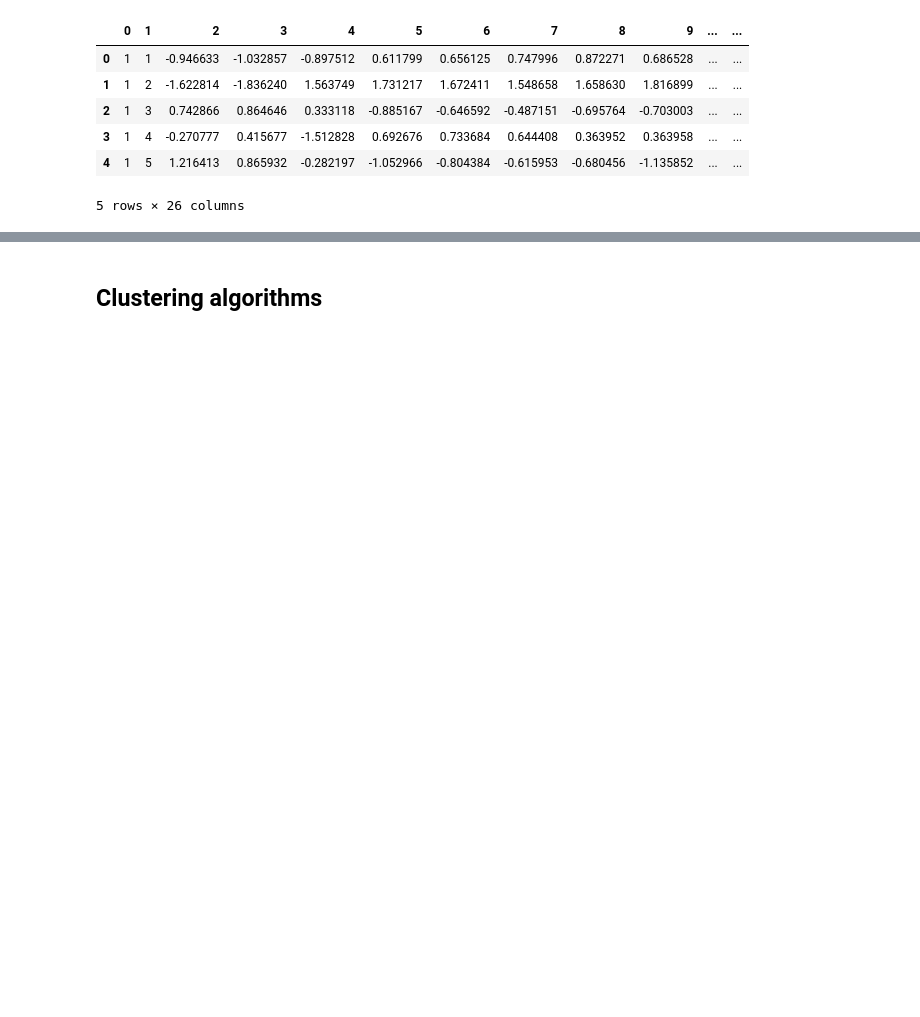
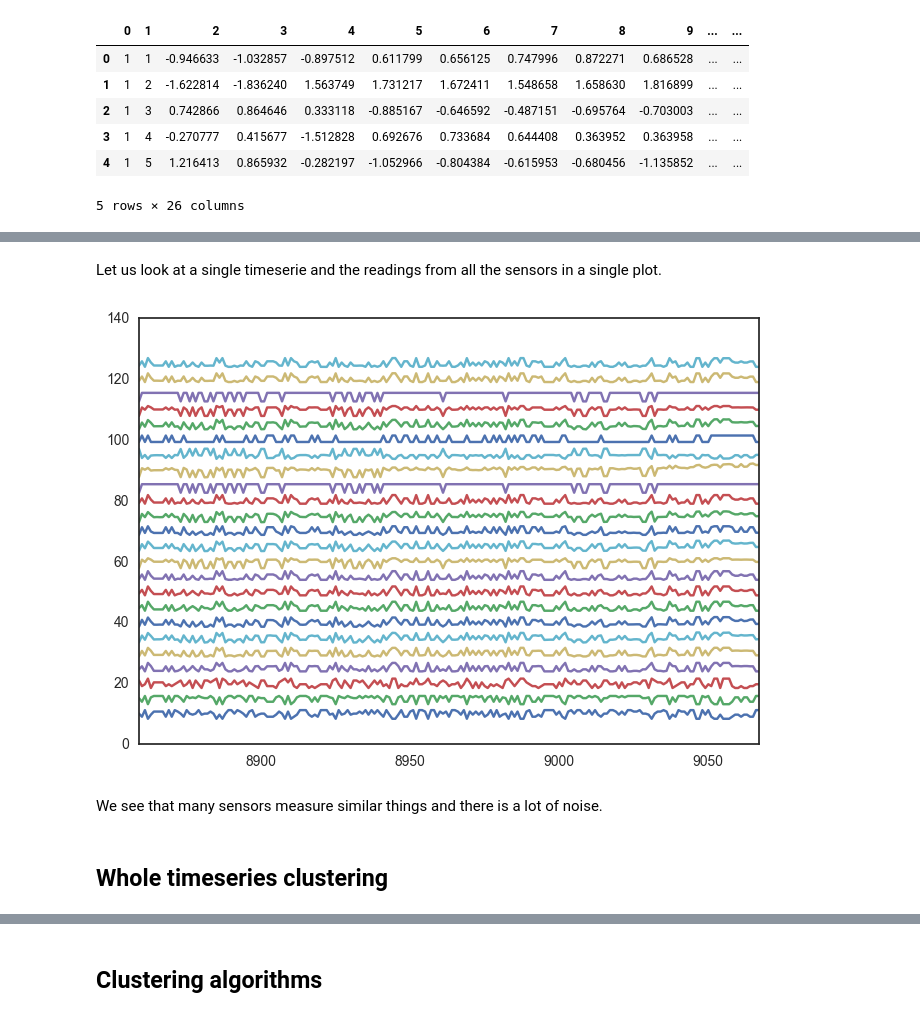
Before and after one commit to effa/time-series-clustering, a Jupyter notebook: chunk_analysis.ipynb, the cells around one changed output, grey strips where cells are left out. Cells and saved outputs as stored; diff of their text form; code cells hidden in the pictures; blank space fills up the shorter version.

```diff
--- a/chunk_analysis.ipynb
+++ b/chunk_analysis.ipynb
@@ -33,0 +57,12 @@ data.head()
+# %% [markdown]
+Let us look at a single timeserie and the readings from all the sensors in a single plot.
+# %%
+serie = data[data[0]==43]
+for i in range(2, 26):
+    (serie[i]+5*i).plot(x=1)
+# %% [output]
+[figure, added]
+# %% [markdown]
+We see that many sensors measure similar things and there is a lot of noise.
+# %% [markdown]
+## Whole timeseries clustering
```
Also changed, not shown: parts of 40 cells of this notebook, 1 other file.
